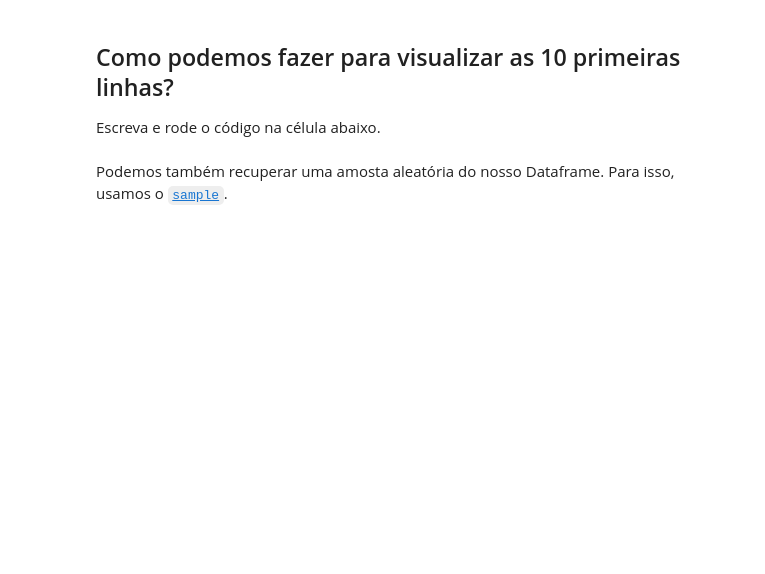
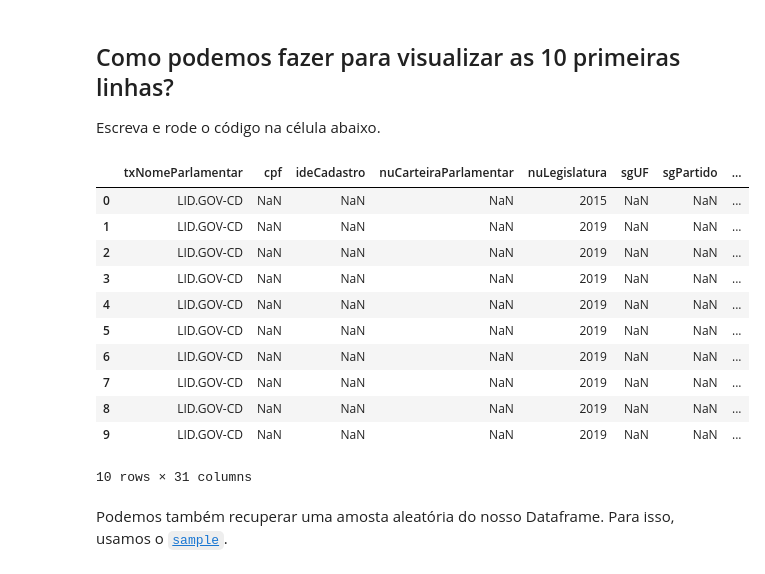
Before and after one commit to geofausto/python-inovacao-civica, a Jupyter notebook: semana_3/Semana_3_ceap_api_fausto.ipynb, the cells around one changed output. Saved outputs shown, nothing was run; the diff lists cells and outputs as text; code cells hidden in the pictures; blank space fills up the shorter version.

```diff
--- a/semana_3/Semana_3_ceap_api_fausto.ipynb
+++ b/semana_3/Semana_3_ceap_api_fausto.ipynb
@@ -70,7 +76,7 @@ Encontre na [documentação do read_csv](https://pandas.pydata.org/docs/referenc
 
 Agora, modifique a próxima célula com o que você acha que deve ser feito para que a leitura do csv aconteça sem erros.
 # %%
-df_reimbursements = pd.read_csv("reembolso-2019/Ano-2019.csv", sep="???")
+df_reimbursements = pd.read_csv("reembolso-2019/Ano-2019.csv", sep=";")
 # sep == delimiter
 # %% [markdown]
 Vamos visualizar as 5 primeiras linhas do nosso Dataframe.
@@ -80,6 +94,21 @@ df_reimbursements.head()
 ## Como podemos fazer para visualizar as 10 primeiras linhas?
 
 Escreva e rode o código na célula abaixo.
+# %%
+df_reimbursements.head(10)
+# %% [output]
+|  | txNomeParlamentar | cpf | ideCadastro | nuCarteiraParlamentar | nuLegislatura | sgUF | sgPartido | ... |
+| 0 | LID.GOV-CD | NaN | NaN | NaN | 2015 | NaN | NaN | ... |
+| 1 | LID.GOV-CD | NaN | NaN | NaN | 2019 | NaN | NaN | ... |
+| 2 | LID.GOV-CD | NaN | NaN | NaN | 2019 | NaN | NaN | ... |
+| 3 | LID.GOV-CD | NaN | NaN | NaN | 2019 | NaN | NaN | ... |
+| 4 | LID.GOV-CD | NaN | NaN | NaN | 2019 | NaN | NaN | ... |
+| 5 | LID.GOV-CD | NaN | NaN | NaN | 2019 | NaN | NaN | ... |
+| 6 | LID.GOV-CD | NaN | NaN | NaN | 2019 | NaN | NaN | ... |
+| 7 | LID.GOV-CD | NaN | NaN | NaN | 2019 | NaN | NaN | ... |
+| 8 | LID.GOV-CD | NaN | NaN | NaN | 2019 | NaN | NaN | ... |
+| 9 | LID.GOV-CD | NaN | NaN | NaN | 2019 | NaN | NaN | ... |
+10 rows × 31 columns
 # %% [markdown]
 Podemos também recuperar uma amosta aleatória do nosso Dataframe. Para isso, usamos o [`sample`](https://pandas.pydata.org/pandas-docs/stable/reference/api/pandas.DataFrame.sample.html).
 # %%
```
Also changed, not shown: parts of 14 cells of this notebook, 4 other files.
